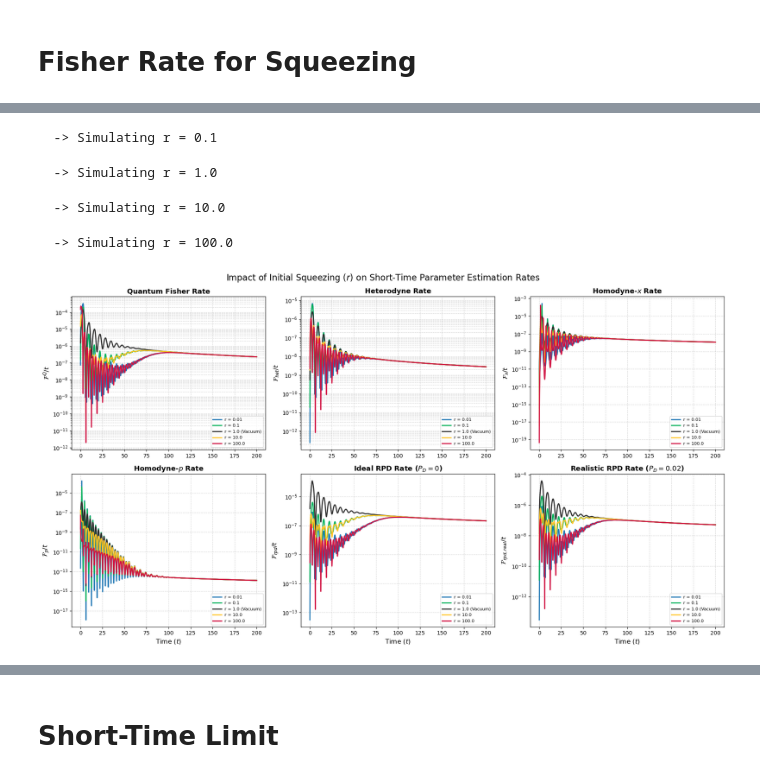
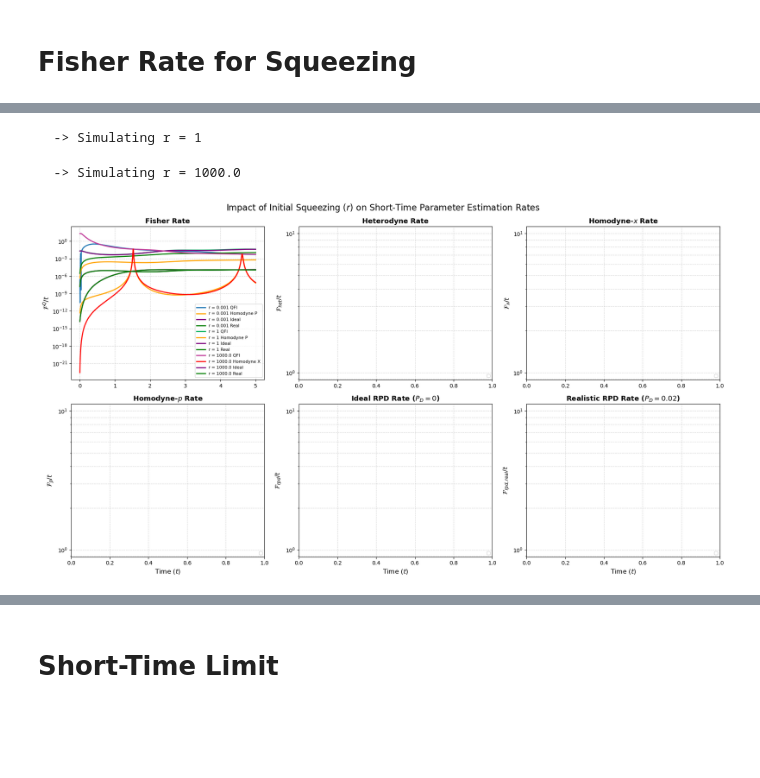
Before and after one commit to alberto7rodriguez/Vienna-Project, a Jupyter notebook: Python Codes/Dynamics.ipynb, the cells around one changed output, grey strips where cells are left out. Saved outputs shown, nothing was run; the diff lists cells and outputs as text; code cells hidden in the pictures; blank space fills up the shorter version.

```diff
--- a/Python Codes/Dynamics.ipynb
+++ b/Python Codes/Dynamics.ipynb
@@ -747,6 +953,7 @@ if __name__ == "__main__":
 def evolve_all_FI_dynamics(t_array,x0, p0, sigma0, alpha1, alpha2, Temp, gamma, G, Gdot, mass=1.0):
     dt = t_array[1] - t_array[0]
     N = len(t_array)
+
 
     G_r = G.real
     Gdot_r = Gdot.real
@@ -776,7 +983,7 @@ def evolve_all_FI_dynamics(t_array,x0, p0, sigma0, alpha1, alpha2, Temp, gamma,
 
     # Arrays to store tracking variables (add FI_rpd)
     # Arrays to store tracking variables (added FI_rpd_real)
-    FI_het, FI_hom_x, FI_hom_p, QFI, FI_rpd, FI_rpd_real, error = np.zeros(N), np.zeros(N), np.zeros(N), np.zeros(N), np.zeros(N), np.zeros(N), np.zeros(N)
+    FI_het, FI_hom_x, FI_hom_p, QFI, FI_rpd, FI_rpd_real, covariance = np.zeros(N), np.zeros(N), np.zeros(N), np.zeros(N), np.zeros(N), np.zeros(N), np.zeros(N)
 
     # Define Measurement Matrices
     sig_M_het = np.array([[0.5, 0.0], [0.0, 0.5]])
@@ -802,7 +1009,7 @@ def evolve_all_FI_dynamics(t_array,x0, p0, sigma0, alpha1, alpha2, Temp, gamma,
         Gd_slice = Gdot_r[:i+1][::-1]
         nu_seg = nu_grid[:i+1]
         dnu_seg = dnu_grid[:i+1]
-
+        t_current = t_array[i]
         # Integrals (Toeplitz)
         yG = matmul_toeplitz((nu_seg, nu_seg), G_slice)
         yGd = matmul_toeplitz((nu_seg, nu_seg), Gd_slice)
@@ -825,6 +1032,8 @@ def evolve_all_FI_dynamics(t_array,x0, p0, sigma0, alpha1, alpha2, Temp, gamma,
             [dvar_x_bath, dcov_xp_bath],
             [dcov_xp_bath, dvar_p_bath]
         ])
+
+        covariance[i] = cov_xp_sys[i] + cov_xp_bath
 
         # 1. Classical FIs
         FI_het[i] = (calc_classical_CFI(sigma_t, dsigma_t, sig_M_het))
@@ -880,6 +1089,7 @@ def evolve_all_FI_dynamics(t_array,x0, p0, sigma0, alpha1, alpha2, Temp, gamma,
         "FI_th_het": FI_th_het,
         "FI_th_hom_x": FI_th_hom_x,
         "FI_th_hom_p": FI_th_hom_p,
+        "covariance" : covariance
     }
 
 
@@ -890,14 +1100,14 @@ if __name__ == "__main__":
     # --- Physical Parameters ---
     gamma = 1.0
     alpha1 = 0.1
-    alpha2 = 3.0
+    alpha2 = 2.0
     Omega_S_bare = 1.0
     delta_Omega_s = np.sqrt(alpha1)
     Omega_S = np.sqrt(Omega_S_bare**2 + delta_Omega_s**2)
     mass = 1.0
 
     # Simulation Time Grid
-    times = np.linspace(0, 80, 4500)
+    times = np.linspace(0, 100, 2500)
 
     # Laplace Polynomials for Green's Function
     B = [1, gamma, alpha2 * gamma]
@@ -915,7 +1125,7 @@ if __name__ == "__main__":
                        [0.0, Omega_S_bare / 2.0]])
 
     # List of temperatures to plot
-    temperatures = [1e-3, 1e-2, 1.0, 5.0]
+    temperatures = [1e-3, 0.01, 1, 5]
 
     # --- Setup 2x2 Subplot Grid ---
     fig, axes = plt.subplots(2, 2, figsize=(14, 10))
@@ -960,5 +1170,8 @@ if __name__ == "__main__":
     plt.suptitle("Quantum & Classical Fisher Information Dynamics", fontsize=16, y=0.98)
     plt.tight_layout()
     plt.show()
+
+
+    print(sol["covariance"][-1])
 # %% [output]
 Simulating Dynamics & FIs for T = 0.001...
@@ -1135,6 +1849,25 @@ if __name__ == "__main__":
 # %% [markdown]
 # Fisher Rate for Squeezing
 # %%
+def generate_sigma0(r, theta):
+    """
+    Generates the rotated squeezed covariance matrix.
+    r: squeezing magnitude (r < 1 position squeezed, r > 1 momentum squeezed)
+    theta: squeezing angle in radians
+    """
+    # Base squeezed state (diagonal)
+    sigma_base = 0.5 * np.array([[r, 0],
+                                 [0, 1.0/r]])
+
+    # Rotation matrix
+    c, s = np.cos(theta), np.sin(theta)
+    R = np.array([[c, s],
+                  [-s, c]])
+
+    # Apply rotation: R * sigma_base * R^T
+    sigma0 = R @ sigma_base @ R.T
+    return sigma0
+
 def evolve_all_FI_dynamics(t_array, x0, p0, sigma0, alpha1, alpha2, Temp, gamma, G, Gdot, Gddot, mass=1.0):
     dt = t_array[1] - t_array[0]
     N = len(t_array)
@@ -1163,8 +1896,8 @@ def evolve_all_FI_dynamics(t_array, x0, p0, sigma0, alpha1, alpha2, Temp, gamma,
 
     # Define Measurement Matrices
     sig_M_het = np.array([[0.5, 0.0], [0.0, 0.5]])
-    sig_M_hom_x = np.array([[1e-6, 0.0], [0.0, 1e6]])
-    sig_M_hom_p = np.array([[1e6, 0.0], [0.0, 1e-6]])
+    sig_M_hom_x = np.array([[1e-9, 0.0], [0.0, 1e9]])
+    sig_M_hom_p = np.array([[1e9, 0.0], [0.0, 1e-9]])
 
     # Symplectic Matrix for QFI
     Omega_symp = np.array([[0, 1], [-1, 0]])
@@ -1262,11 +1995,11 @@ if __name__ == "__main__":
     Omega_S_bare = 1.0
     delta_Omega_s = np.sqrt(alpha1)
     Omega_S = np.sqrt(Omega_S_bare**2 + delta_Omega_s**2)
-    temp = 1e-2
+    temp = 0.0001
     mass = 1.0
 
     # Short time grid focused on transient rates
-    times = np.linspace(0, 200, 5000)
+    times = np.linspace(0, 5, 1000)
 
     B = [1, gamma, alpha2 * gamma]
     A = [1, gamma, alpha2 * gamma + Omega_S**2, gamma * Omega_S**2, alpha2 * gamma * Omega_S**2 - gamma * alpha1 * alpha2]
@@ -1276,8 +2009,9 @@ if __name__ == "__main__":
     Gdot = Gprime_of_t
 
     x0, p0 = 0.0, 0.0
-    r_values = [0.01, 0.1, 1.0, 10.0, 100.0]
-    colors = ['#1f77b4', '#00b159', '#2c2c2c', '#ffc425', '#d11141']
+    theta_fixed = 0
+    r_values = [1e-3, 1, 1e3]
+    colors = ['#1f77b4', '#00b159', "#c03998", '#ffc425', '#d11141']
 
     # --- Use a 2x3 Grid to cleanly display all 6 rates ---
     fig, axs = plt.subplots(2, 3, figsize=(18, 10))
@@ -1288,25 +2022,30 @@ if __name__ == "__main__":
 
     for r, color in zip(r_values, colors):
         print(f"  -> Simulating r = {r}")
-        sigma0 = 0.5 * np.array([[r, 0], [0, 1.0/r]])
+        sigma0 = generate_sigma0(r, theta_fixed)
 
         sol = evolve_all_FI_dynamics(times, x0, p0, sigma0, alpha1, alpha2, temp, gamma, G, Gdot, Gddot, mass)
 
         valid_times = sol["time"][1:]
-        label_str = f"r = {r}" if r != 1.0 else "r = 1.0 (Vacuum)"
+        label_str = f"r = {r}"
 
         # Plot individual rates across subplots
-        ax_qfi.plot(valid_times, sol["rate_QFI"][1:], color=color, linewidth=2, label=label_str)
-        ax_het.plot(valid_times, sol["rate_het"][1:], color=color, linewidth=2, label=label_str)
-        ax_homx.plot(valid_times, sol["rate_hom_x"][1:], color=color, linewidth=2, label=label_str)
-        ax_homp.plot(valid_times, sol["rate_hom_p"][1:], color=color, linewidth=2, label=label_str)
-        ax_rpdi.plot(valid_times, sol["rate_rpd_ideal"][1:], color=color, linewidth=2, label=label_str)
-        ax_rpdr.plot(valid_times, sol["rate_rpd_real"][1:], color=color, linewidth=2, label=label_str)
+        ax_qfi.plot(valid_times, sol["rate_QFI"][1:], color=color, linewidth=2, label=f"r = {r} QFI")
+        #ax_qfi.plot(valid_times, sol["rate_het"][1:], color=color, linewidth=2, label=label_str)
+        if r == 1e3:
+            ax_qfi.plot(valid_times, sol["rate_hom_x"][1:], color='red', linewidth=2, label=f"r = {r} Homodyne X")
+            ax_qfi.plot(valid_times, sol["rate_rpd_ideal"][1:], color='purple', linewidth=2, label=f"r = {r} Ideal")
+            ax_qfi.plot(valid_times, sol["rate_rpd_real"][1:], color='green', linewidth=2, label=f"r = {r} Real")
+        else:
+            ax_qfi.plot(valid_times, sol["rate_hom_p"][1:], color='orange', linewidth=2, label=f"r = {r} Homodyne P")
+            ax_qfi.plot(valid_times, sol["rate_rpd_ideal"][1:], color='purple', linewidth=2, label=f"r = {r} Ideal")
+            ax_qfi.plot(valid_times, sol["rate_rpd_real"][1:], color='green', linewidth=2, label=f"r = {r} Real")
+
 
     # --- Formatting all 6 Subplots ---
     axes = [ax_qfi, ax_het, ax_homx, ax_homp, ax_rpdi, ax_rpdr]
     titles = [
-        "Quantum Fisher Rate", "Heterodyne Rate", "Homodyne-$x$ Rate",
+        "Fisher Rate", "Heterodyne Rate", "Homodyne-$x$ Rate",
         "Homodyne-$p$ Rate", "Ideal RPD Rate ($P_D=0$)", "Realistic RPD Rate ($P_D=0.02$)"
     ]
     ylabels = [
@@ -1333,5 +2072,3 @@ Sweeping Squeezing Parameters (T=0.01)...
-  -> Simulating r = 0.1
+  -> Simulating r = 1
-  -> Simulating r = 1.0
+  -> Simulating r = 1000.0
-  -> Simulating r = 10.0
-  -> Simulating r = 100.0
-[figure, old version]
+[figure, new version]
```
Also changed, not shown: parts of 23 cells of this notebook, 2 other files.
